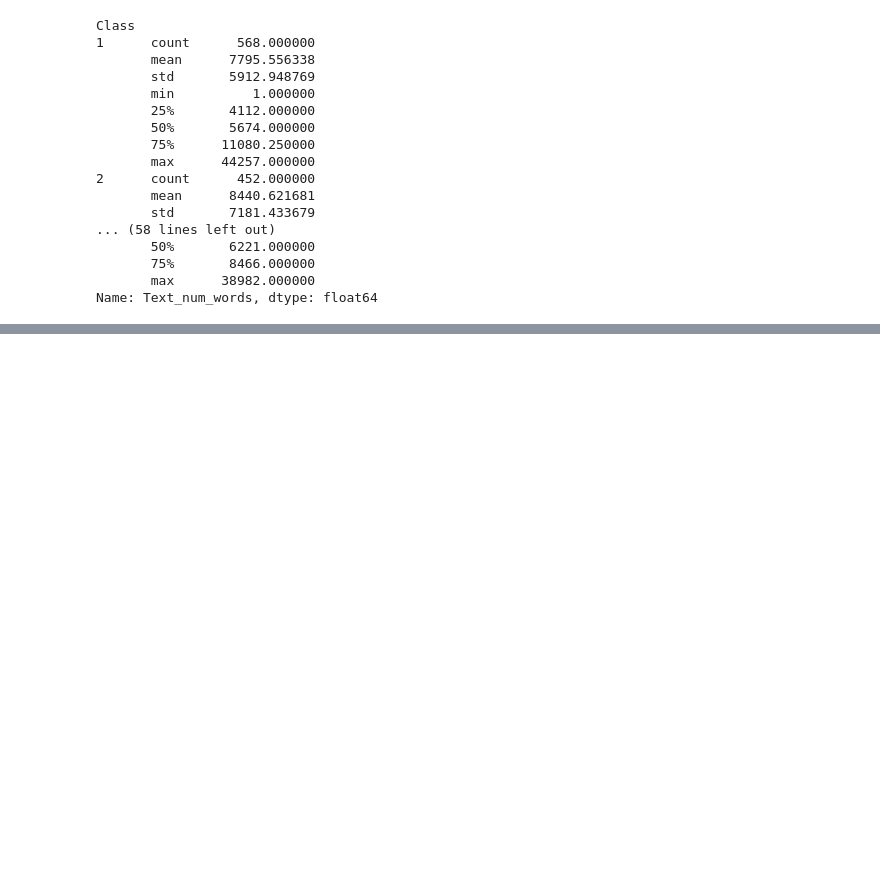
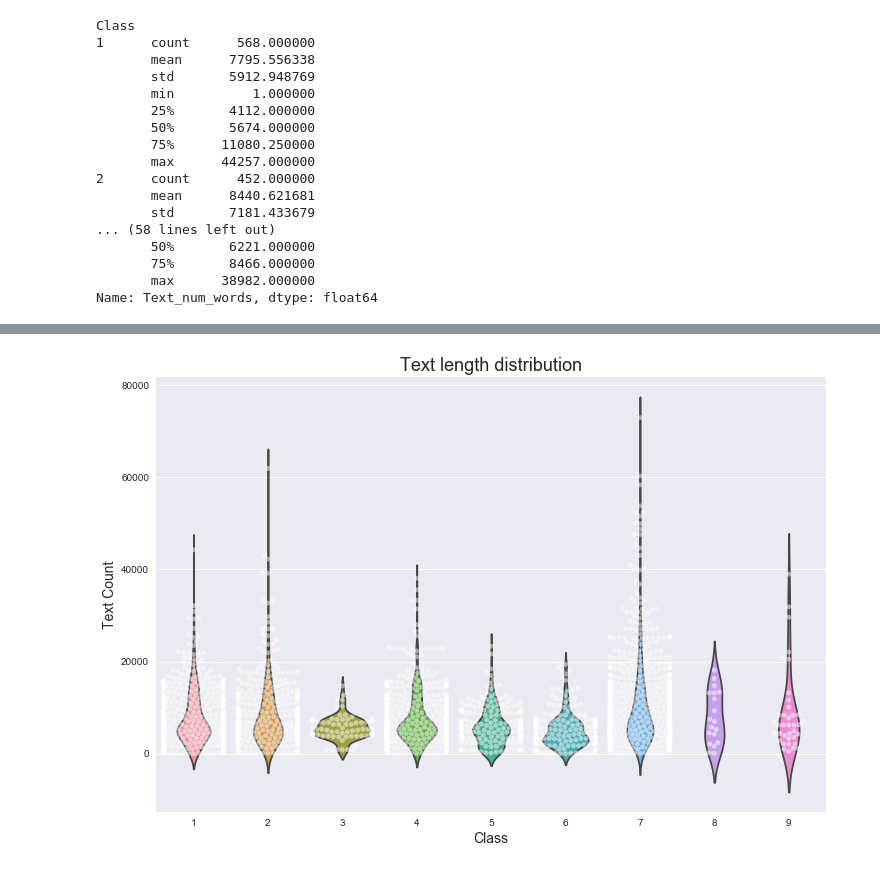
Before and after one commit to saurabhrpi/Personalized-Medicine-Redifining-Cancer-Treatment, a Jupyter notebook: Personalized Medicine.ipynb, the cells around one changed output, grey strips where cells are left out. Saved outputs shown, nothing was run; the diff lists cells and outputs as text; code cells hidden in the pictures; blank space fills up the shorter version.

Commit message:
Implementation : Explore text words count relationship with class type

```diff
--- a/Personalized Medicine.ipynb
+++ b/Personalized Medicine.ipynb
@@ -246,0 +276,11 @@ Name: Text_num_words, dtype: float64
+# %%
+plt.figure(figsize=(12,8))
+gene_count_grp = train_full.groupby('Gene')['Text_num_words'].sum().reset_index()
+sns.violinplot(x="Class", y="Text_num_words", data=train_full, inner=None)
+sns.swarmplot(x="Class", y="Text_num_words", data=train_full, color="w", alpha=.5);
+plt.ylabel('Text Count', fontsize=14)
+plt.xlabel('Class', fontsize=14)
+plt.title("Text length distribution", fontsize=18)
+plt.show()
+# %% [output]
+[figure, added]
```
Also changed, not shown: parts of 2 cells of this notebook.
